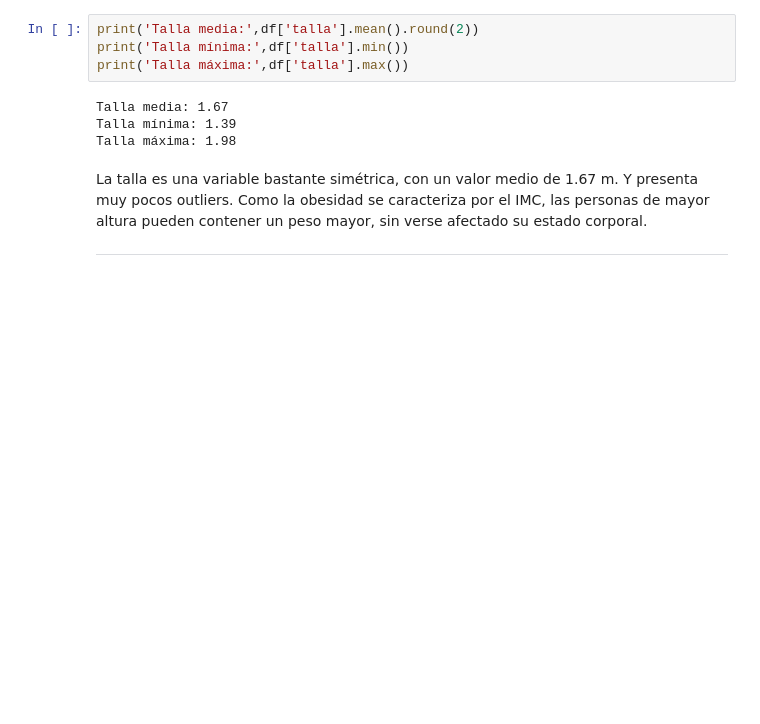
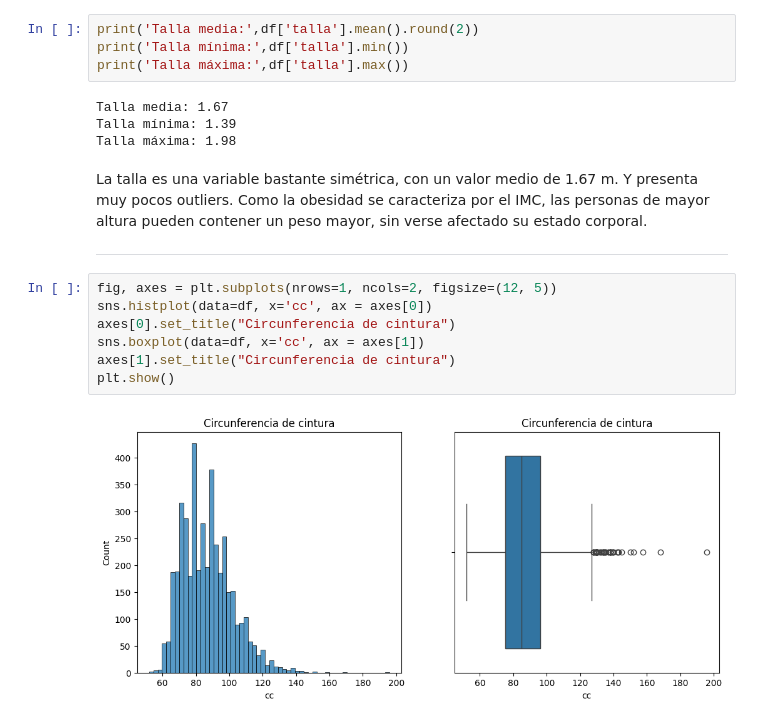
Before and after one commit to cabreonictor/Ciencia-de-Datos-y-Optimizacion-de-Modelos, a Jupyter notebook: notebook/Proyecto_Ciencia_de_Datos_y_Optimización_de_Modelos.ipynb, the cells around one changed output. Cells and saved outputs as stored; diff of their text form; blank space fills up the shorter version.

```diff
--- a/notebook/Proyecto_Ciencia_de_Datos_y_Optimización_de_Modelos.ipynb
+++ b/notebook/Proyecto_Ciencia_de_Datos_y_Optimización_de_Modelos.ipynb
@@ -362,3 +362,12 @@ Talla máxima: 1.98
 La talla es una variable bastante simétrica, con un valor medio de 1.67 m. Y presenta muy pocos outliers. Como la obesidad se caracteriza por el IMC, las personas de mayor altura pueden contener un peso mayor, sin verse afectado su estado corporal.
 
 ---
+# %%
+fig, axes = plt.subplots(nrows=1, ncols=2, figsize=(12, 5))
+sns.histplot(data=df, x='cc', ax = axes[0])
+axes[0].set_title("Circunferencia de cintura")
+sns.boxplot(data=df, x='cc', ax = axes[1])
+axes[1].set_title("Circunferencia de cintura")
+plt.show()
+# %% [output]
+[figure, added]
```
Also changed, not shown: parts of 3 cells of this notebook.
